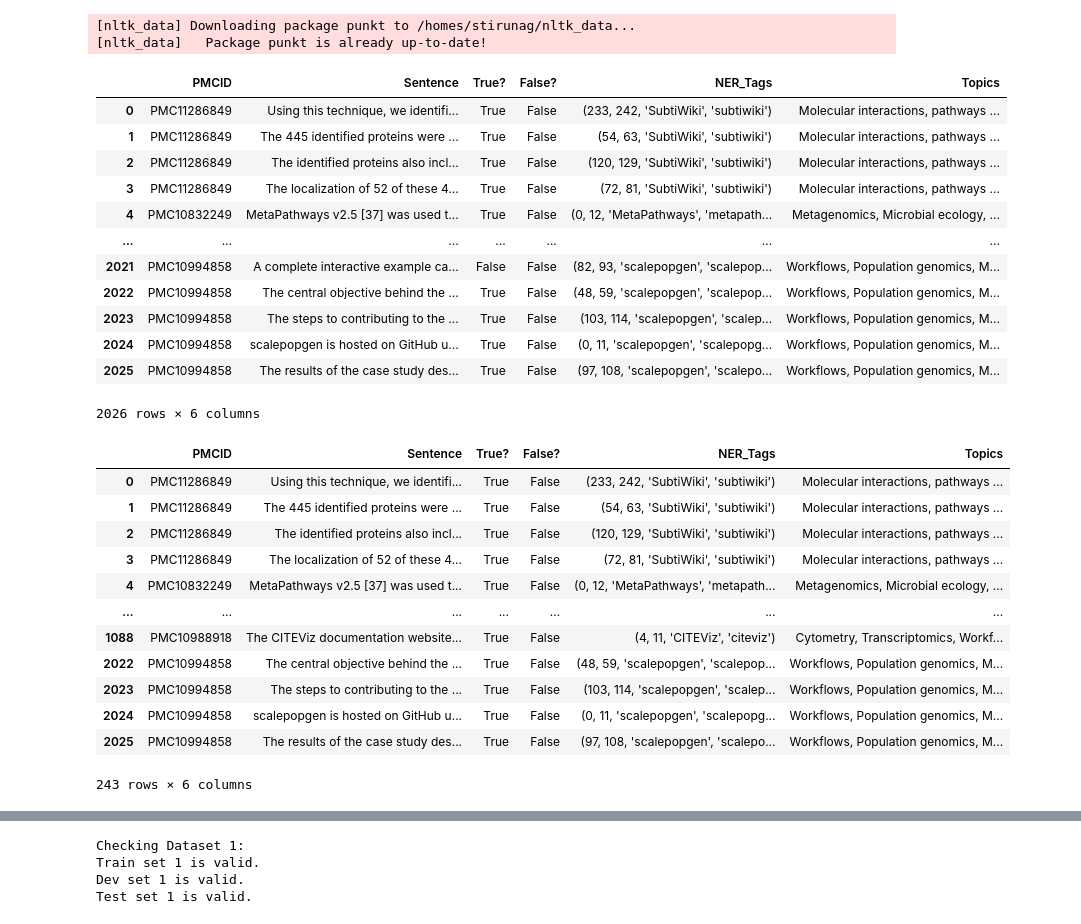
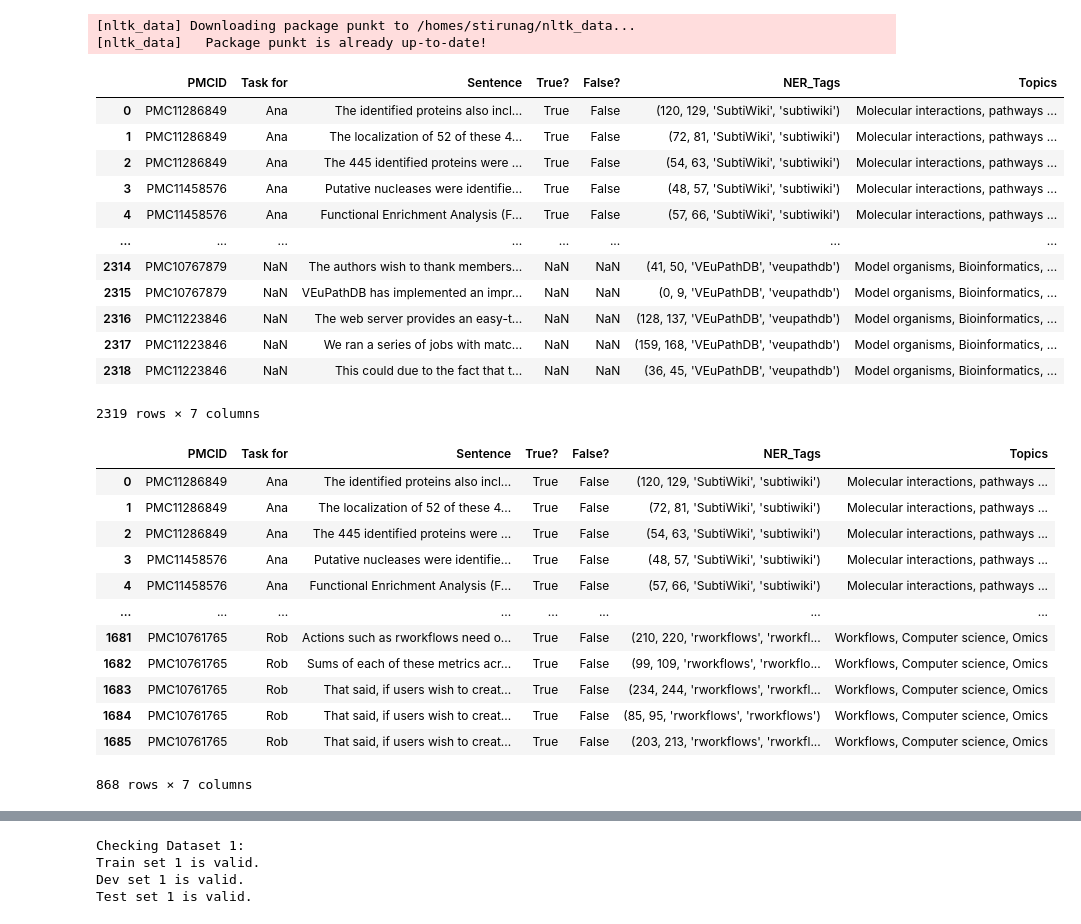
Before and after one commit to bio-tools/biohackathon2024, a Jupyter notebook: ml_training/01_data_preprocessing.ipynb, the cells around one changed output, grey strips where cells are left out. Cells and saved outputs as stored; diff of their text form; code cells hidden in the pictures.

```diff
--- a/ml_training/01_data_preprocessing.ipynb
+++ b/ml_training/01_data_preprocessing.ipynb
@@ -20,32 +16,32 @@ import ml_tools
 # %%
 import pandas as pd
 
-sheet_url = 'https://docs.google.com/spreadsheets/d/13BnWa9_r-8aVkbWSnuInvyhI41_WEALMBfT9X3frekI/export?format=csv&gid=79076201'
-
+# sheet_url = 'https://docs.google.com/spreadsheets/d/13BnWa9_r-8aVkbWSnuInvyhI41_WEALMBfT9X3frekI/export?format=csv&gid=79076201'
+new_sheet_url =  'https://docs.google.com/spreadsheets/d/13BnWa9_r-8aVkbWSnuInvyhI41_WEALMBfT9X3frekI/export?format=csv&gid=425276317'
 # Read the sheet into a DataFrame
-df = pd.read_csv(sheet_url)
+df = pd.read_csv(new_sheet_url)
 
 # Optionally, convert 'TRUE' and 'FALSE' to boolean
 df['True?'] = df['True?'].apply(lambda x: True if x == 'TRUE' else (False if x == 'FALSE' else x))
 df['False?'] = df['False?'].apply(lambda x: True if x == 'TRUE' else (False if x == 'FALSE' else x))
 
 
 # Display the DataFrame
 df
 # %% [output]
-|  | PMCID | Sentence | True? | False? | NER_Tags | Topics |
-| 0 | PMC11286849 | Using this technique, we identifi... | True | False | (233, 242, 'SubtiWiki', 'subtiwiki') | Molecular interactions, pathways ... |
-| 1 | PMC11286849 | The 445 identified proteins were ... | True | False | (54, 63, 'SubtiWiki', 'subtiwiki') | Molecular interactions, pathways ... |
-| 2 | PMC11286849 | The identified proteins also incl... | True | False | (120, 129, 'SubtiWiki', 'subtiwiki') | Molecular interactions, pathways ... |
-| 3 | PMC11286849 | The localization of 52 of these 4... | True | False | (72, 81, 'SubtiWiki', 'subtiwiki') | Molecular interactions, pathways ... |
-| 4 | PMC10832249 | MetaPathways v2.5 [37] was used t... | True | False | (0, 12, 'MetaPathways', 'metapath... | Metagenomics, Microbial ecology, ... |
-| ... | ... | ... | ... | ... | ... | ... |
-| 2021 | PMC10994858 | A complete interactive example ca... | False | False | (82, 93, 'scalepopgen', 'scalepop... | Workflows, Population genomics, M... |
-| 2022 | PMC10994858 | The central objective behind the ... | True | False | (48, 59, 'scalepopgen', 'scalepop... | Workflows, Population genomics, M... |
-| 2023 | PMC10994858 | The steps to contributing to the ... | True | False | (103, 114, 'scalepopgen', 'scalep... | Workflows, Population genomics, M... |
-| 2024 | PMC10994858 | scalepopgen is hosted on GitHub u... | True | False | (0, 11, 'scalepopgen', 'scalepopg... | Workflows, Population genomics, M... |
-| 2025 | PMC10994858 | The results of the case study des... | True | False | (97, 108, 'scalepopgen', 'scalepo... | Workflows, Population genomics, M... |
+|  | PMCID | Task for | Sentence | True? | False? | NER_Tags | Topics |
+| 0 | PMC11286849 | Ana | The identified proteins also incl... | True | False | (120, 129, 'SubtiWiki', 'subtiwiki') | Molecular interactions, pathways ... |
+| 1 | PMC11286849 | Ana | The localization of 52 of these 4... | True | False | (72, 81, 'SubtiWiki', 'subtiwiki') | Molecular interactions, pathways ... |
+| 2 | PMC11286849 | Ana | The 445 identified proteins were ... | True | False | (54, 63, 'SubtiWiki', 'subtiwiki') | Molecular interactions, pathways ... |
+| 3 | PMC11458576 | Ana | Putative nucleases were identifie... | True | False | (48, 57, 'SubtiWiki', 'subtiwiki') | Molecular interactions, pathways ... |
+| 4 | PMC11458576 | Ana | Functional Enrichment Analysis (F... | True | False | (57, 66, 'SubtiWiki', 'subtiwiki') | Molecular interactions, pathways ... |
+| ... | ... | ... | ... | ... | ... | ... | ... |
+| 2314 | PMC10767879 | NaN | The authors wish to thank members... | NaN | NaN | (41, 50, 'VEuPathDB', 'veupathdb') | Model organisms, Bioinformatics, ... |
+| 2315 | PMC10767879 | NaN | VEuPathDB has implemented an impr... | NaN | NaN | (0, 9, 'VEuPathDB', 'veupathdb') | Model organisms, Bioinformatics, ... |
+| 2316 | PMC11223846 | NaN | The web server provides an easy-t... | NaN | NaN | (128, 137, 'VEuPathDB', 'veupathdb') | Model organisms, Bioinformatics, ... |
+| 2317 | PMC11223846 | NaN | We ran a series of jobs with matc... | NaN | NaN | (159, 168, 'VEuPathDB', 'veupathdb') | Model organisms, Bioinformatics, ... |
+| 2318 | PMC11223846 | NaN | This could due to the fact that t... | NaN | NaN | (36, 45, 'VEuPathDB', 'veupathdb') | Model organisms, Bioinformatics, ... |
-2026 rows × 6 columns
+2319 rows × 7 columns
 # %%
 df.loc[df['False?'] == True, 'NER_Tags'] = None
 
@@ -55,19 +51,19 @@ true_checked_df = df[(df['True?'] == True) | (df['False?'] == True)]
 
 true_checked_df
 # %% [output]
-|  | PMCID | Sentence | True? | False? | NER_Tags | Topics |
-| 0 | PMC11286849 | Using this technique, we identifi... | True | False | (233, 242, 'SubtiWiki', 'subtiwiki') | Molecular interactions, pathways ... |
-| 1 | PMC11286849 | The 445 identified proteins were ... | True | False | (54, 63, 'SubtiWiki', 'subtiwiki') | Molecular interactions, pathways ... |
-| 2 | PMC11286849 | The identified proteins also incl... | True | False | (120, 129, 'SubtiWiki', 'subtiwiki') | Molecular interactions, pathways ... |
-| 3 | PMC11286849 | The localization of 52 of these 4... | True | False | (72, 81, 'SubtiWiki', 'subtiwiki') | Molecular interactions, pathways ... |
-| 4 | PMC10832249 | MetaPathways v2.5 [37] was used t... | True | False | (0, 12, 'MetaPathways', 'metapath... | Metagenomics, Microbial ecology, ... |
-| ... | ... | ... | ... | ... | ... | ... |
-| 1088 | PMC10988918 | The CITEViz documentation website... | True | False | (4, 11, 'CITEViz', 'citeviz') | Cytometry, Transcriptomics, Workf... |
-| 2022 | PMC10994858 | The central objective behind the ... | True | False | (48, 59, 'scalepopgen', 'scalepop... | Workflows, Population genomics, M... |
-| 2023 | PMC10994858 | The steps to contributing to the ... | True | False | (103, 114, 'scalepopgen', 'scalep... | Workflows, Population genomics, M... |
-| 2024 | PMC10994858 | scalepopgen is hosted on GitHub u... | True | False | (0, 11, 'scalepopgen', 'scalepopg... | Workflows, Population genomics, M... |
-| 2025 | PMC10994858 | The results of the case study des... | True | False | (97, 108, 'scalepopgen', 'scalepo... | Workflows, Population genomics, M... |
+|  | PMCID | Task for | Sentence | True? | False? | NER_Tags | Topics |
+| 0 | PMC11286849 | Ana | The identified proteins also incl... | True | False | (120, 129, 'SubtiWiki', 'subtiwiki') | Molecular interactions, pathways ... |
+| 1 | PMC11286849 | Ana | The localization of 52 of these 4... | True | False | (72, 81, 'SubtiWiki', 'subtiwiki') | Molecular interactions, pathways ... |
+| 2 | PMC11286849 | Ana | The 445 identified proteins were ... | True | False | (54, 63, 'SubtiWiki', 'subtiwiki') | Molecular interactions, pathways ... |
+| 3 | PMC11458576 | Ana | Putative nucleases were identifie... | True | False | (48, 57, 'SubtiWiki', 'subtiwiki') | Molecular interactions, pathways ... |
+| 4 | PMC11458576 | Ana | Functional Enrichment Analysis (F... | True | False | (57, 66, 'SubtiWiki', 'subtiwiki') | Molecular interactions, pathways ... |
+| ... | ... | ... | ... | ... | ... | ... | ... |
+| 1681 | PMC10761765 | Rob | Actions such as rworkflows need o... | True | False | (210, 220, 'rworkflows', 'rworkfl... | Workflows, Computer science, Omics |
+| 1682 | PMC10761765 | Rob | Sums of each of these metrics acr... | True | False | (99, 109, 'rworkflows', 'rworkflo... | Workflows, Computer science, Omics |
+| 1683 | PMC10761765 | Rob | That said, if users wish to creat... | True | False | (234, 244, 'rworkflows', 'rworkfl... | Workflows, Computer science, Omics |
+| 1684 | PMC10761765 | Rob | That said, if users wish to creat... | True | False | (85, 95, 'rworkflows', 'rworkflows') | Workflows, Computer science, Omics |
+| 1685 | PMC10761765 | Rob | That said, if users wish to creat... | True | False | (203, 213, 'rworkflows', 'rworkfl... | Workflows, Computer science, Omics |
-243 rows × 6 columns
+868 rows × 7 columns
 # %%
 true_checked_df[true_checked_df['False?'] == True]
 # %% [output]
```
Also changed, not shown: parts of 9 cells of this notebook, 4 other files.
